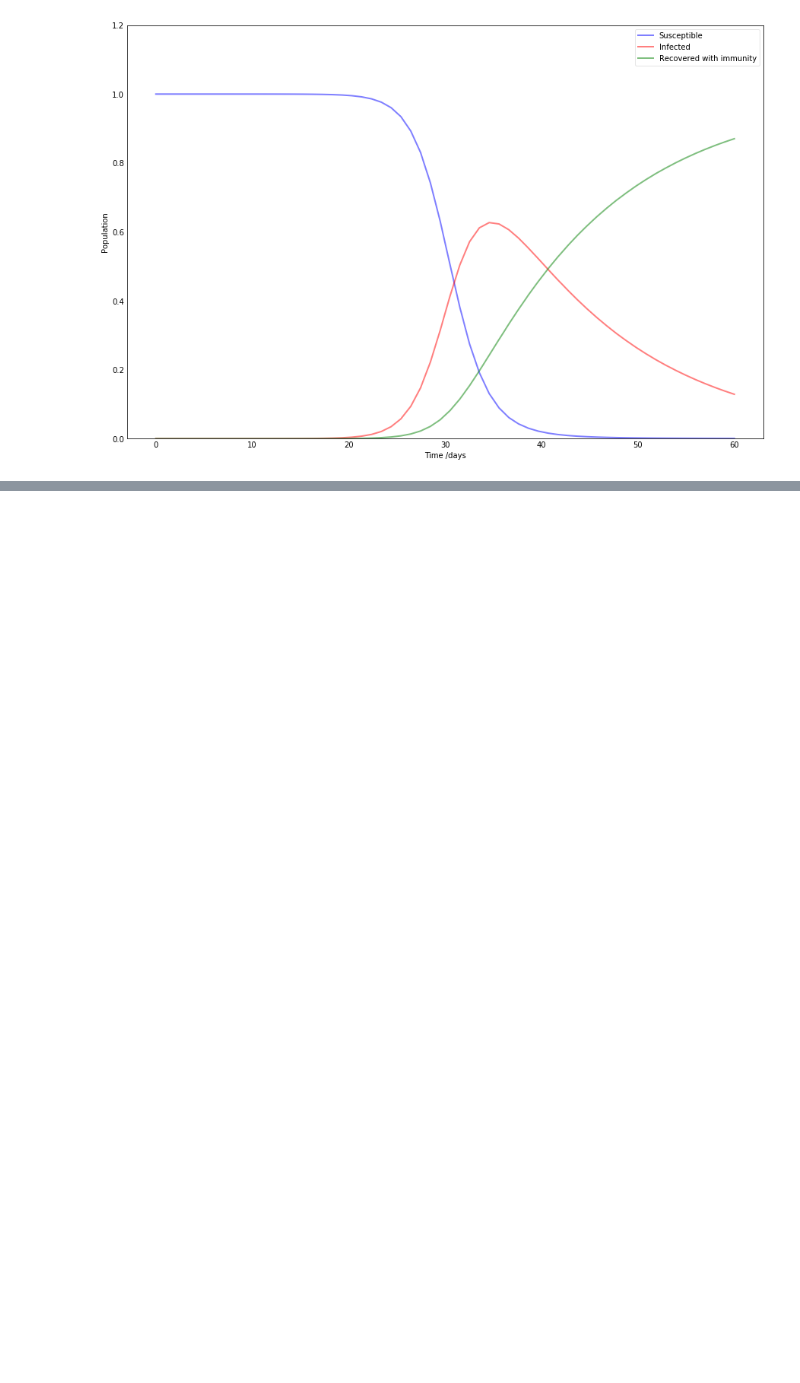
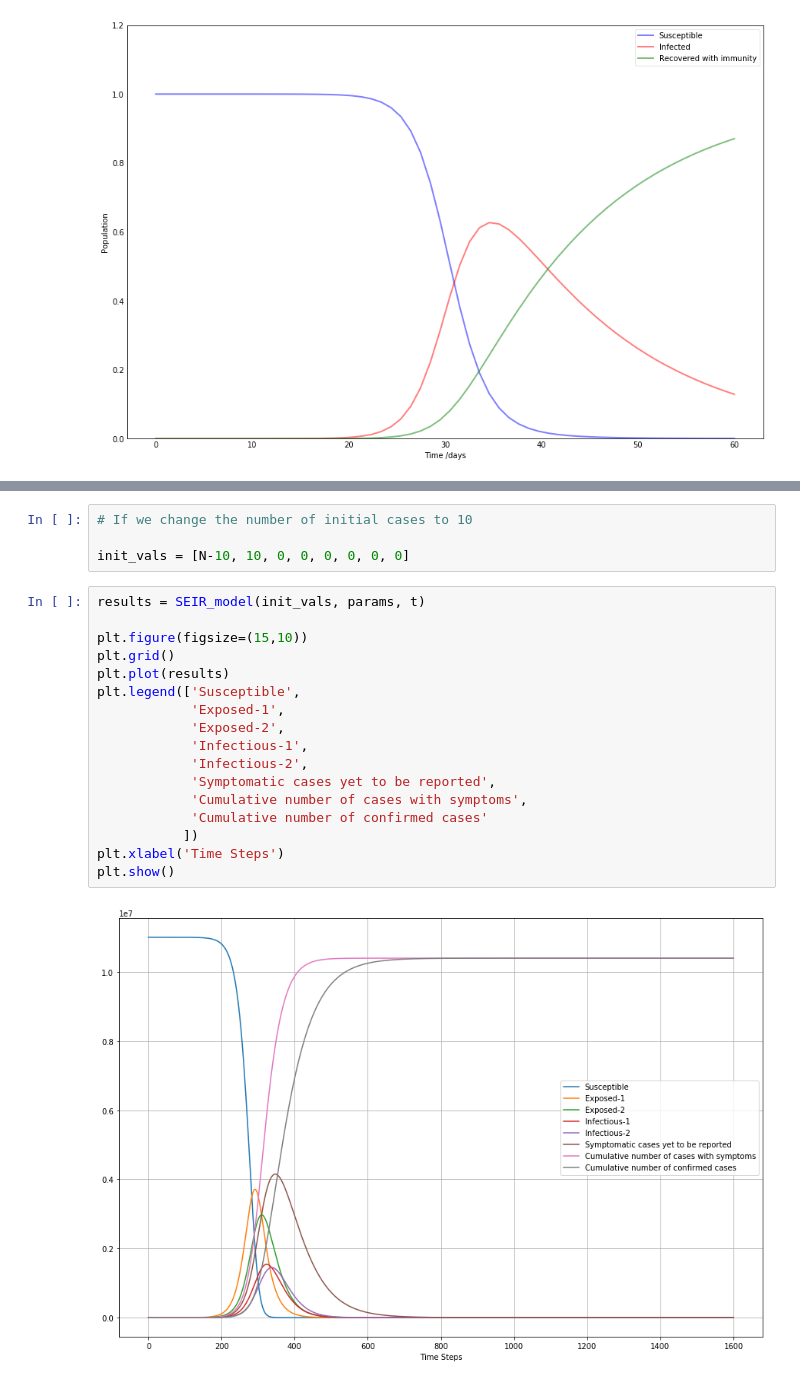
Before and after one commit to chloeskt/covid-19, a Jupyter notebook: SMC Projet Coronavirus.ipynb, the cells around one changed output, grey strips where cells are left out. Saved outputs shown, nothing was run; the diff lists cells and outputs as text; blank space fills up the shorter version.

```diff
--- a/SMC Projet Coronavirus.ipynb
+++ b/SMC Projet Coronavirus.ipynb
@@ -116,0 +219,23 @@ Now that we saw a basic version of SIR models, we shall simulate the model descr
+# %%
+# If we change the number of initial cases to 10
+
+init_vals = [N-10, 10, 0, 0, 0, 0, 0, 0]
+# %%
+results = SEIR_model(init_vals, params, t)
+
+plt.figure(figsize=(15,10))
+plt.grid()
+plt.plot(results)
+plt.legend(['Susceptible',
+            'Exposed-1',
+            'Exposed-2',
+            'Infectious-1',
+            'Infectious-2',
+            'Symptomatic cases yet to be reported',
+            'Cumulative number of cases with symptoms',
+            'Cumulative number of confirmed cases'
+           ])
+plt.xlabel('Time Steps')
+plt.show()
+# %% [output]
+[figure, added]
```
Also changed, not shown: parts of 11 cells of this notebook.
